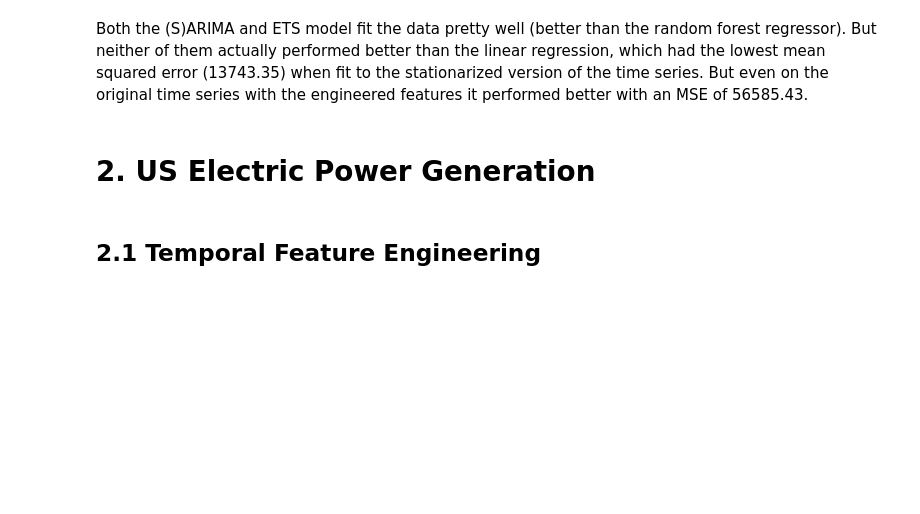
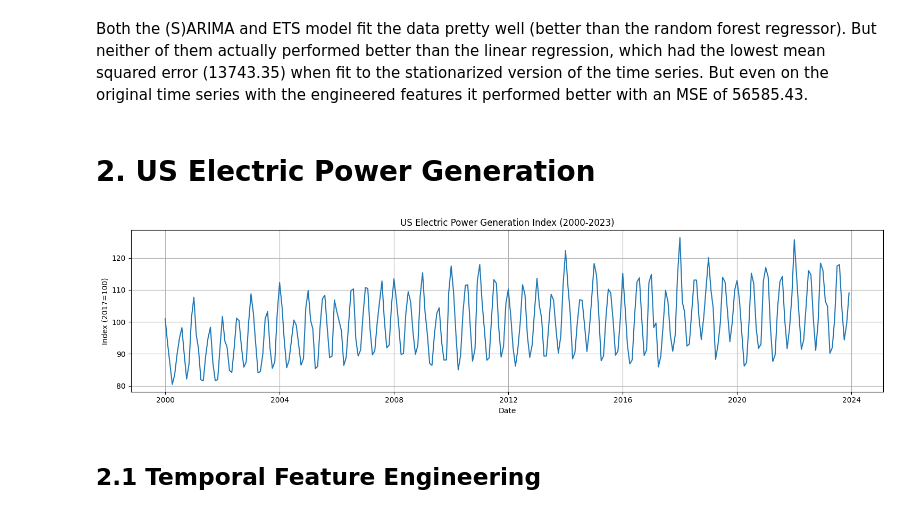
Before and after one commit to V8-Luky/time, a Jupyter notebook: notebooks/11_Exercise.ipynb, the cells around one changed output. Cells and saved outputs as stored; diff of their text form; code cells hidden in the pictures; blank space fills up the shorter version.

Commit message:
Work on US electric consumption

```diff
--- a/notebooks/11_Exercise.ipynb
+++ b/notebooks/11_Exercise.ipynb
@@ -245,5 +245,20 @@ start = datetime(2000, 1, 1)
 end = datetime(2023, 12, 31)
 df_energy = web.DataReader('IPG2211A2N', 'fred', start, end)
 energy_series = df_energy['IPG2211A2N'].dropna()
+# %%
+fig, ax1 = get_figure(ncols=1, figsize=(15, 4))
+
+# Time series
+time_plot(
+    energy_series.index,
+    energy_series.values,
+    title="US Electric Power Generation Index (2000-2023)",
+    prefix_title=False,
+    xlabel="Date",
+    ylabel="Index (2017=100)",
+    ax=ax1[0],
+)
+# %% [output]
+[figure, added]
 # %% [markdown]
 ## 2.1 Temporal Feature Engineering
```
Also changed, not shown: parts of 8 cells of this notebook.
